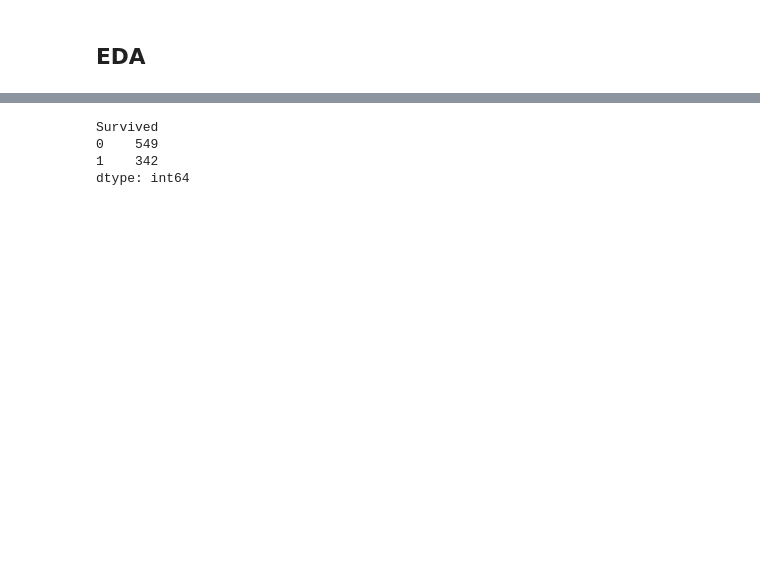
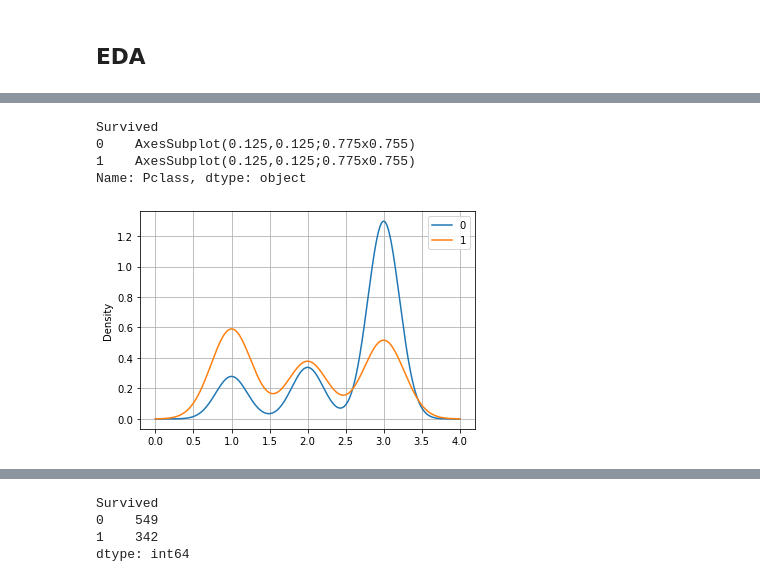
Before and after one commit to jenny-chou/Kaggle-Titanic, a Jupyter notebook: Kaggle_Titanic.ipynb, the cells around one changed output, grey strips where cells are left out. Drawn from its saved outputs; the diff is of its cells as text; code cells hidden in the pictures; blank space fills up the shorter version.

```diff
--- a/Kaggle_Titanic.ipynb
+++ b/Kaggle_Titanic.ipynb
@@ -275,0 +243,9 @@ None
+# %%
+# Plot survived=1 to deceased=0 ratio of 1st/2nd/3rd class
+train.groupby(['Survived']).Pclass.plot.density(legend=True, grid=True, xlabel="Sex")
+# %% [output]
+Survived
+0    AxesSubplot(0.125,0.125;0.775x0.755)
+1    AxesSubplot(0.125,0.125;0.775x0.755)
+Name: Pclass, dtype: object
+[figure, added]
```
Also changed, not shown: parts of 132 cells of this notebook, 2 other files.
